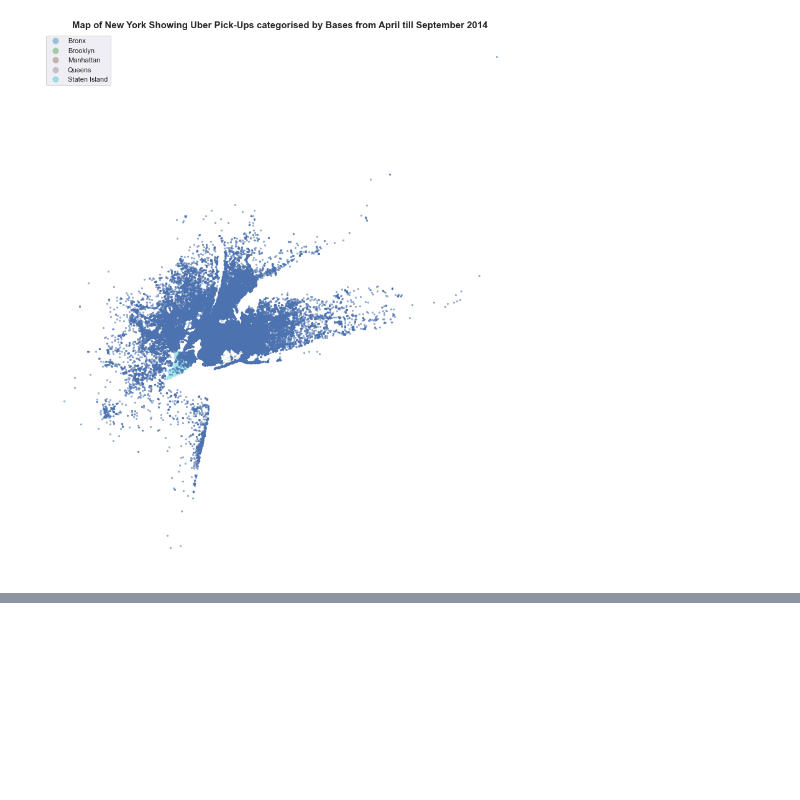
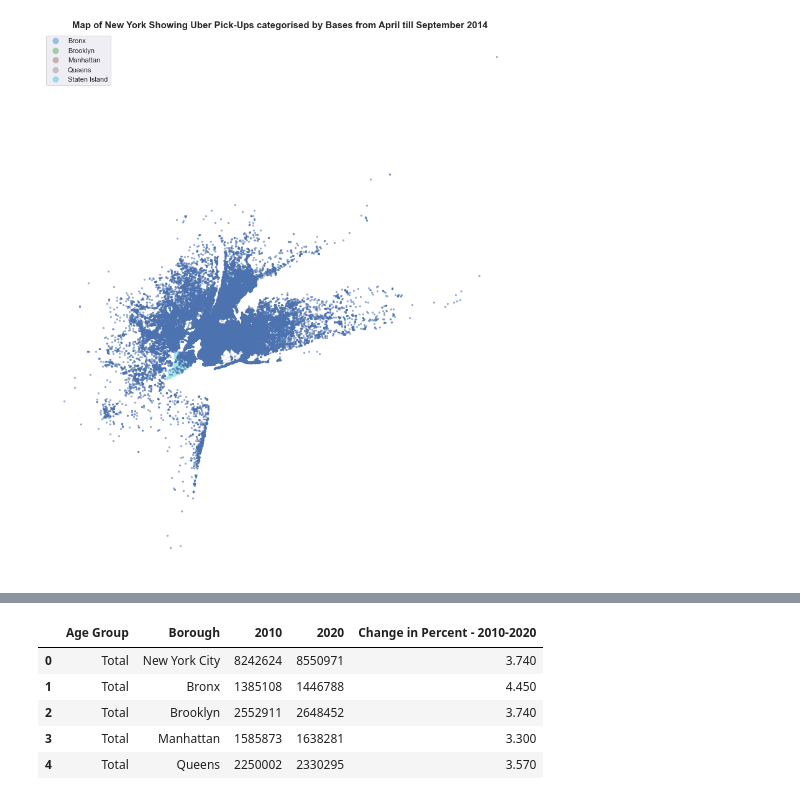
Before and after one commit to Chizzy-codes/Uber_Dataset_EDA, a Jupyter notebook: Uber_Dataset_Analysis.ipynb, the cells around one changed output, grey strips where cells are left out. Drawn from its saved outputs; the diff is of its cells as text; code cells hidden in the pictures; blank space fills up the shorter version.

```diff
--- a/Uber_Dataset_Analysis.ipynb
+++ b/Uber_Dataset_Analysis.ipynb
@@ -526,0 +537,12 @@ mplleaflet.display()  # shows interactive map inline in Jupyter but cannot handl
+# %%
+# Load New York Population data
+
+population_data = pd.read_csv('2020_population.csv')
+population_data
+# %% [output]
+|  | Age Group | Borough | 2010 | 2020 | Change in Percent - 2010-2020 |
+| 0 | Total | New York City | 8242624 | 8550971 | 3.740 |
+| 1 | Total | Bronx | 1385108 | 1446788 | 4.450 |
+| 2 | Total | Brooklyn | 2552911 | 2648452 | 3.740 |
+| 3 | Total | Manhattan | 1585873 | 1638281 | 3.300 |
+| 4 | Total | Queens | 2250002 | 2330295 | 3.570 |
```
Also changed, not shown: parts of 20 cells of this notebook.
